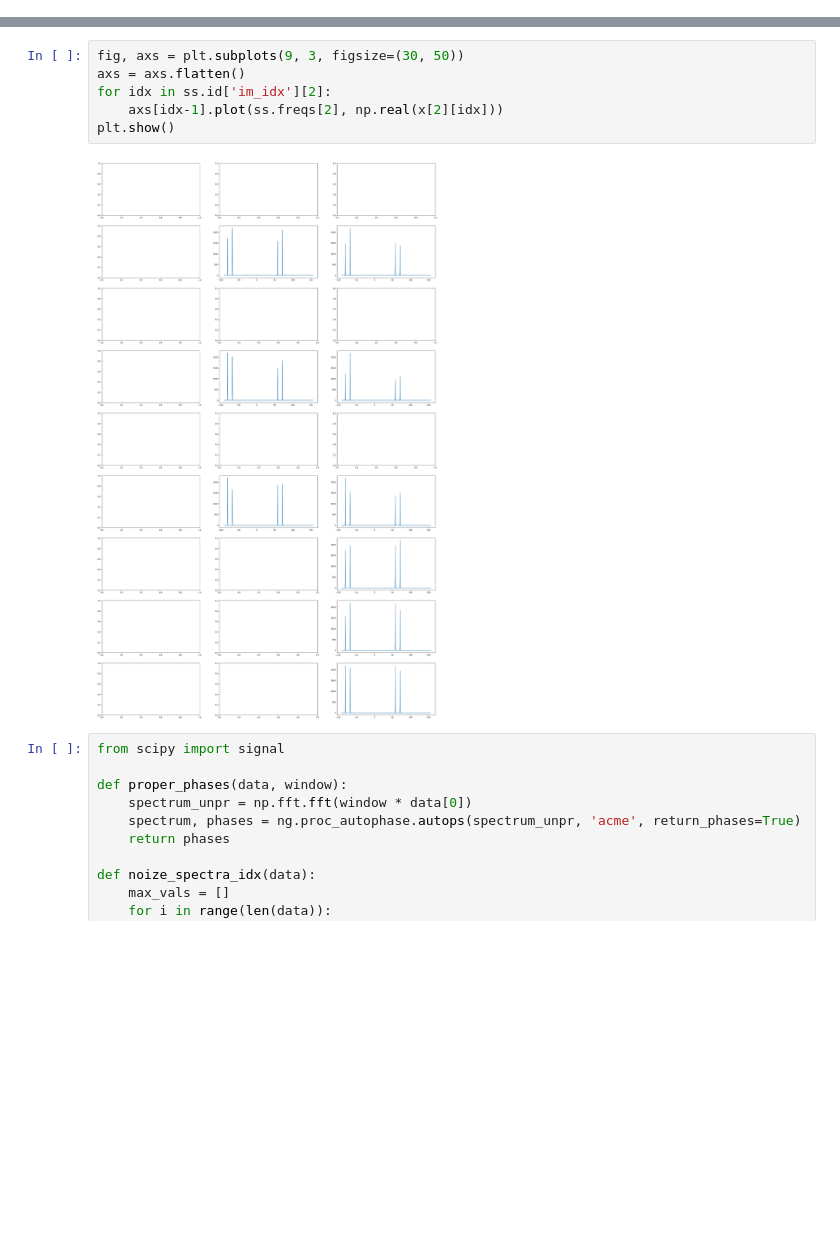
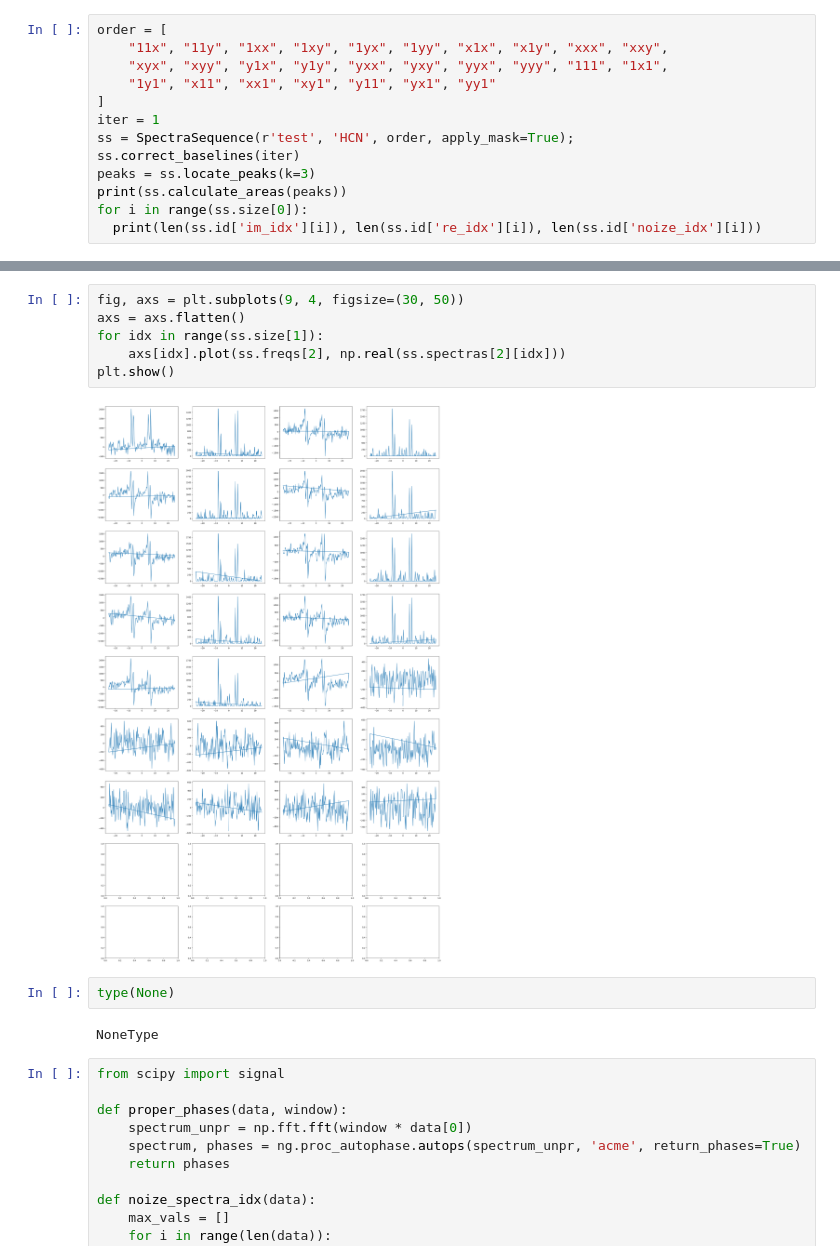
Before and after one commit to averageX56/nmr_stuff, a Jupyter notebook: FIDPreprocessing.ipynb, the cells around one changed output, grey strips where cells are left out. Drawn from its saved outputs; the diff is of its cells as text; blank space fills up the shorter version.

```diff
--- a/FIDPreprocessing.ipynb
+++ b/FIDPreprocessing.ipynb
@@ -164,0 +208,13 @@ Optimization terminated successfully.
+# %%
+order = [
+    "11x", "11y", "1xx", "1xy", "1yx", "1yy", "x1x", "x1y", "xxx", "xxy",
+    "xyx", "xyy", "y1x", "y1y", "yxx", "yxy", "yyx", "yyy", "111", "1x1",
+    "1y1", "x11", "xx1", "xy1", "y11", "yx1", "yy1"
+]
+iter = 1
+ss = SpectraSequence(r'test', 'HCN', order, apply_mask=True);
+ss.correct_baselines(iter)
+peaks = ss.locate_peaks(k=3)
+print(ss.calculate_areas(peaks))
+for i in range(ss.size[0]):
+  print(len(ss.id['im_idx'][i]), len(ss.id['re_idx'][i]), len(ss.id['noize_idx'][i]))
@@ -165,11 +239,15 @@ Optimization terminated successfully.
 # %%
-fig, axs = plt.subplots(9, 3, figsize=(30, 50))
+fig, axs = plt.subplots(9, 4, figsize=(30, 50))
 axs = axs.flatten()
-for idx in ss.id['im_idx'][2]:
-    axs[idx-1].plot(ss.freqs[2], np.real(x[2][idx]))
+for idx in range(ss.size[1]):
+    axs[idx].plot(ss.freqs[2], np.real(ss.spectras[2][idx]))
 plt.show()
 # %% [output]
-[figure, old version]
+[figure, new version]
+# %%
+type(None)
+# %% [output]
+NoneType
 # %%
 from scipy import signal
 
```
Also changed, not shown: parts of 4 cells of this notebook.
